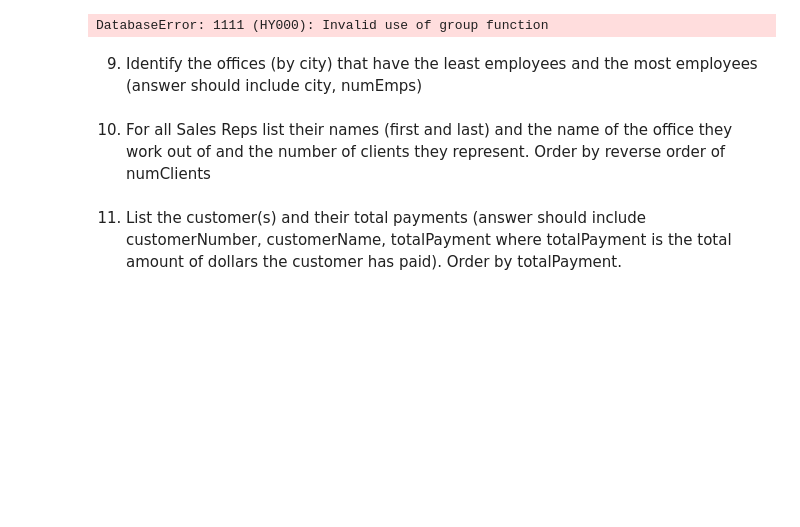
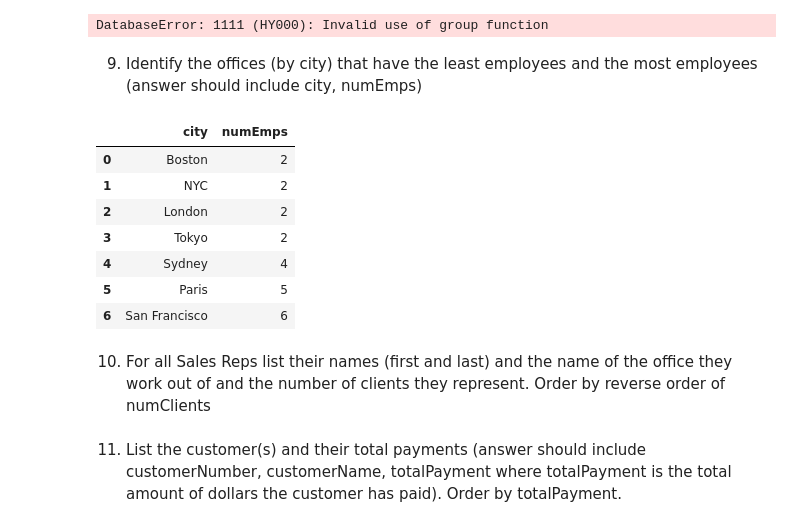
Before and after one commit to yagutaro/hbs-ds-060120, a Jupyter notebook: module-1/sql-lab-Yuki.ipynb, the cells around one changed output. Cells and saved outputs as stored; diff of their text form; code cells hidden in the pictures; blank space fills up the shorter version.

```diff
--- a/module-1/sql-lab-Yuki.ipynb
+++ b/module-1/sql-lab-Yuki.ipynb
@@ -166,4 +166,24 @@ df
 DatabaseError: 1111 (HY000): Invalid use of group function
 # %% [markdown]
 9. Identify the offices (by city) that have the least employees and the most employees (answer should include city, numEmps)
+# %%
+cur.execute('''SELECT city, COUNT(employeeNumber) AS numEmps
+               FROM offices
+               JOIN employees
+               USING(officeCode)
+               GROUP BY city
+               ORDER BY numEmps
+''')
+df = pd.DataFrame(cur.fetchall())
+df.columns = [x[0] for x in cur.description]
+df
+# %% [output]
+|  | city | numEmps |
+| 0 | Boston | 2 |
+| 1 | NYC | 2 |
+| 2 | London | 2 |
+| 3 | Tokyo | 2 |
+| 4 | Sydney | 4 |
+| 5 | Paris | 5 |
+| 6 | San Francisco | 6 |
 # %%
```
Also changed, not shown: parts of 2 cells of this notebook, 1 other file.
